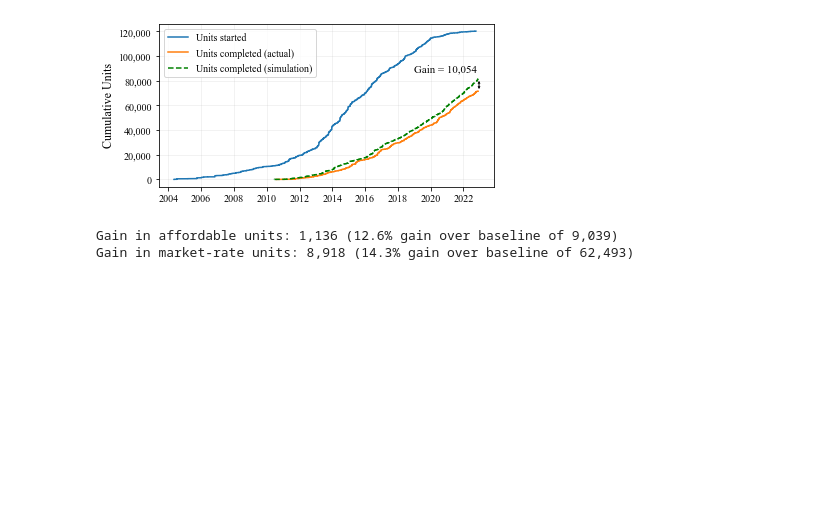
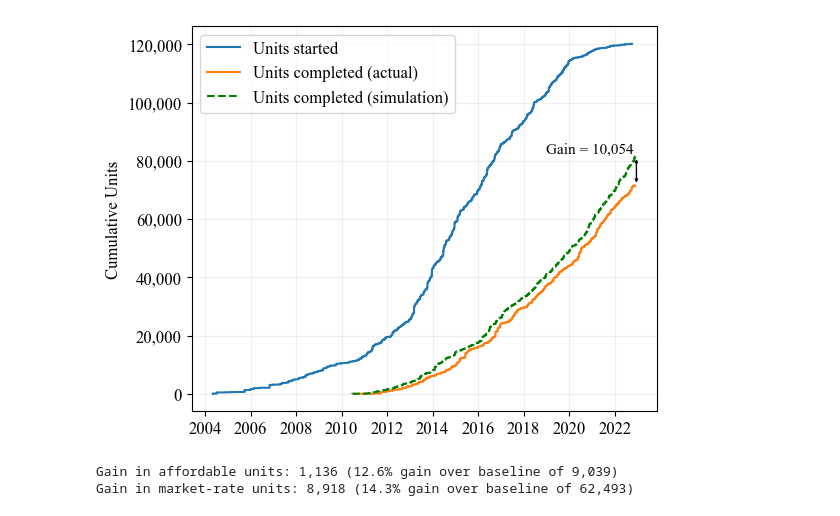
Before and after one commit to ed-kung/labc-study, a Jupyter notebook: src/notebooks/simulations.ipynb, the cells around one changed output. Drawn from its saved outputs; the diff is of its cells as text; code cells hidden in the pictures; blank space fills up the shorter version.

```diff
--- a/src/notebooks/simulations.ipynb
+++ b/src/notebooks/simulations.ipynb
@@ -67,36 +67,36 @@ plot_df3['CUM_ADDED'] = plot_df3['TOTAL_ADDED'].cumsum()
 
 gapx = plot_df1['START_DATE'].iloc[-1] + pd.to_timedelta(70, unit='D')
 gaptop = (gapx, plot_df3['CUM_ADDED'].iloc[-1])
 gapbot = (gapx, plot_df2['CUM_ADDED'].iloc[-1])
 gap = gaptop[1] - gapbot[1]
 gapmid = (gapx, gapbot[1] + 0.5*gap)
 
-plt.figure(figsize=(6,3))
+plt.figure(figsize=(6,5))
 plt.rc('axes', labelsize=12)
 plt.step(plot_df1['START_DATE'], plot_df1['CUM_ADDED'])
 plt.step(plot_df2['COFO_DATE'], plot_df2['CUM_ADDED'])
 plt.step(plot_df3['SIMULATED_COFO'], plot_df3['CUM_ADDED'], linestyle='dashed', color='green')
 plt.annotate(text='', xy=gaptop, xytext=gapbot, arrowprops=dict(arrowstyle='<->', mutation_scale=4))
 plt.annotate(text=f"Gain = {gap:,.0f}", xy=gapmid, xytext=(-2,16), fontsize=11, textcoords='offset points', ha='right', va='center')
 plt.ylabel('Cumulative Units')
 plt.legend(['Units started', 'Units completed (actual)', 'Units completed (simulation)'])
 plt.gca().set_yticklabels(['{:,.0f}'.format(x) for x in plt.gca().get_yticks()])
 plt.grid(alpha=0.2)
 plt.gca().set_axisbelow(True)
-#plt.savefig('../../results/fig_opportunity3.svg', bbox_inches='tight')
+plt.savefig('../../results/fig_opportunity3.svg', bbox_inches='tight')
 plt.show()
 
 AFFBASE = dfw.loc[ dfw['COFO_DATE'].notnull(), 'AFFORDABLE_UNITS'].sum()
 AFFSIM = dfsim.loc[ dfsim['SIMULATED_COFO']<=CENSOR_DATE, 'AFFORDABLE_UNITS'].sum()
 AFFGAIN = AFFSIM - AFFBASE
 print(f"Gain in affordable units: {AFFGAIN:,.0f} ({AFFGAIN/AFFBASE*100:,.1f}% gain over baseline of {AFFBASE:,.0f})")
 
 MKTBASE = dfw.loc[ dfw['COFO_DATE'].notnull(), 'MARKETRATE_UNITS'].sum()
 MKTSIM = dfsim.loc[ dfsim['SIMULATED_COFO']<=CENSOR_DATE, 'MARKETRATE_UNITS'].sum()
 MKTGAIN = MKTSIM - MKTBASE
 print(f"Gain in market-rate units: {MKTGAIN:,.0f} ({MKTGAIN/MKTBASE*100:,.1f}% gain over baseline of {MKTBASE:,.0f})")
 # %% [output]
-[figure, old version]
+[figure, new version]
 Gain in affordable units: 1,136 (12.6% gain over baseline of 9,039)
 Gain in market-rate units: 8,918 (14.3% gain over baseline of 62,493)
 # %%
```
Also changed, not shown: parts of 6 cells of this notebook, 3 other files.
